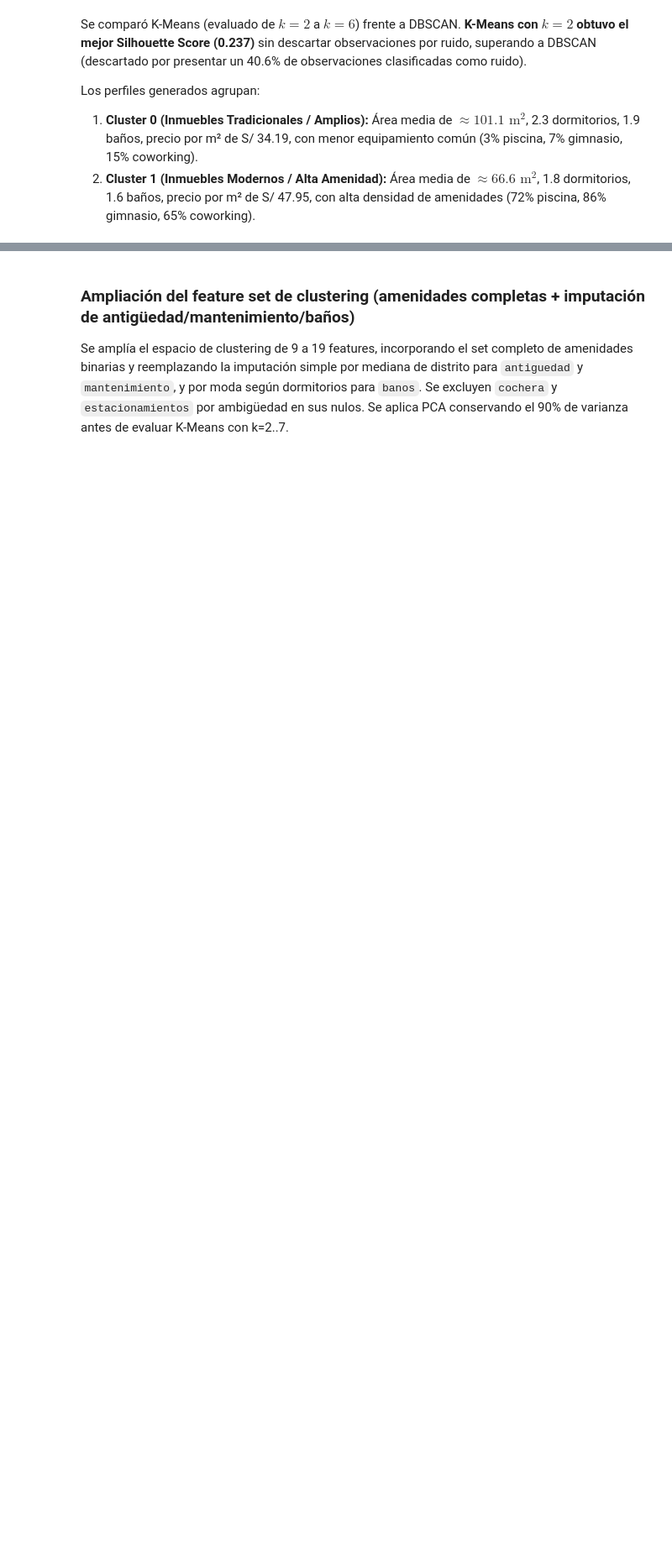
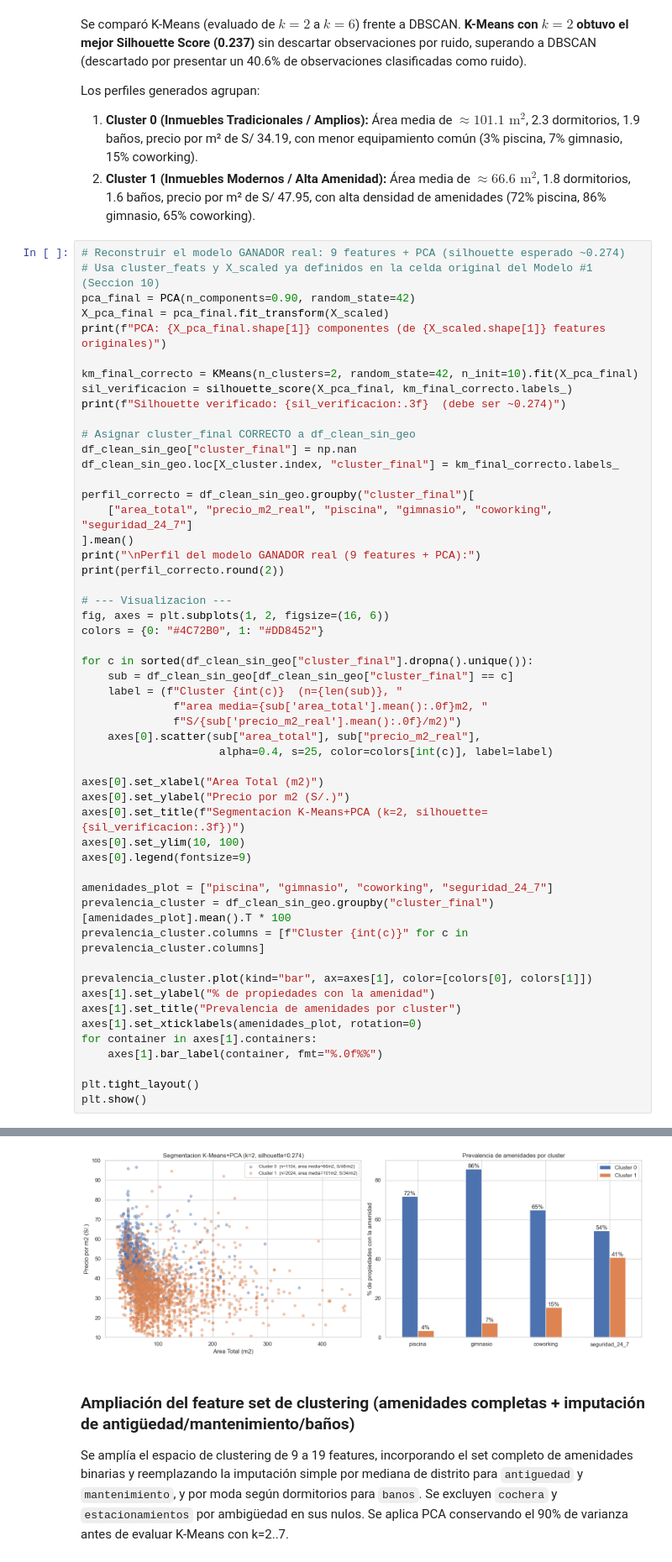
Before and after one commit to Luciana-y/DepaRent, a Jupyter notebook: deliveries/week06/code/EDA_week06_v5.ipynb, the cells around one changed output, grey strips where cells are left out. Shown at 84% size. Drawn from its saved outputs; the diff is of its cells as text; blank space fills up the shorter version.

```diff
--- a/deliveries/week06/code/EDA_week06_v5.ipynb
+++ b/deliveries/week06/code/EDA_week06_v5.ipynb
@@ -702,3 +702,56 @@ Se comparó K-Means (evaluado de $k=2$ a $k=6$) frente a DBSCAN. **K-Means con $
 Los perfiles generados agrupan:
 1. **Cluster 0 (Inmuebles Tradicionales / Amplios):** Área media de $\approx 101.1\text{ m}^2$, 2.3 dormitorios, 1.9 baños, precio por m² de S/ 34.19, con menor equipamiento común (3% piscina, 7% gimnasio, 15% coworking).
 2. **Cluster 1 (Inmuebles Modernos / Alta Amenidad):** Área media de $\approx 66.6\text{ m}^2$, 1.8 dormitorios, 1.6 baños, precio por m² de S/ 47.95, con alta densidad de amenidades (72% piscina, 86% gimnasio, 65% coworking).
+# %%
+# Reconstruir el modelo GANADOR real: 9 features + PCA (silhouette esperado ~0.274)
+# Usa cluster_feats y X_scaled ya definidos en la celda original del Modelo #1 (Seccion 10)
+pca_final = PCA(n_components=0.90, random_state=42)
+X_pca_final = pca_final.fit_transform(X_scaled)
+print(f"PCA: {X_pca_final.shape[1]} componentes (de {X_scaled.shape[1]} features originales)")
+
+km_final_correcto = KMeans(n_clusters=2, random_state=42, n_init=10).fit(X_pca_final)
+sil_verificacion = silhouette_score(X_pca_final, km_final_correcto.labels_)
+print(f"Silhouette verificado: {sil_verificacion:.3f}  (debe ser ~0.274)")
+
+# Asignar cluster_final CORRECTO a df_clean_sin_geo
+df_clean_sin_geo["cluster_final"] = np.nan
+df_clean_sin_geo.loc[X_cluster.index, "cluster_final"] = km_final_correcto.labels_
+
+perfil_correcto = df_clean_sin_geo.groupby("cluster_final")[
+    ["area_total", "precio_m2_real", "piscina", "gimnasio", "coworking", "seguridad_24_7"]
+].mean()
+print("\nPerfil del modelo GANADOR real (9 features + PCA):")
+print(perfil_correcto.round(2))
+
+# --- Visualizacion ---
+fig, axes = plt.subplots(1, 2, figsize=(16, 6))
+colors = {0: "#4C72B0", 1: "#DD8452"}
+
+for c in sorted(df_clean_sin_geo["cluster_final"].dropna().unique()):
+    sub = df_clean_sin_geo[df_clean_sin_geo["cluster_final"] == c]
+    label = (f"Cluster {int(c)}  (n={len(sub)}, "
+              f"area media={sub['area_total'].mean():.0f}m2, "
+              f"S/{sub['precio_m2_real'].mean():.0f}/m2)")
+    axes[0].scatter(sub["area_total"], sub["precio_m2_real"],
+                     alpha=0.4, s=25, color=colors[int(c)], label=label)
+
+axes[0].set_xlabel("Area Total (m2)")
+axes[0].set_ylabel("Precio por m2 (S/.)")
+axes[0].set_title(f"Segmentacion K-Means+PCA (k=2, silhouette={sil_verificacion:.3f})")
+axes[0].set_ylim(10, 100)
+axes[0].legend(fontsize=9)
+
+amenidades_plot = ["piscina", "gimnasio", "coworking", "seguridad_24_7"]
+prevalencia_cluster = df_clean_sin_geo.groupby("cluster_final")[amenidades_plot].mean().T * 100
+prevalencia_cluster.columns = [f"Cluster {int(c)}" for c in prevalencia_cluster.columns]
+
+prevalencia_cluster.plot(kind="bar", ax=axes[1], color=[colors[0], colors[1]])
+axes[1].set_ylabel("% de propiedades con la amenidad")
+axes[1].set_title("Prevalencia de amenidades por cluster")
+axes[1].set_xticklabels(amenidades_plot, rotation=0)
+for container in axes[1].containers:
+    axes[1].bar_label(container, fmt="%.0f%%")
+
+plt.tight_layout()
+plt.show()
+# %% [output]
@@ -705,3 +771,4 @@ Los perfiles generados agrupan:
+[figure, added]
 # %% [markdown]
 ### Ampliación del feature set de clustering (amenidades completas + imputación de antigüedad/mantenimiento/baños)
 
```
Also changed, not shown: parts of 1 cell of this notebook.
